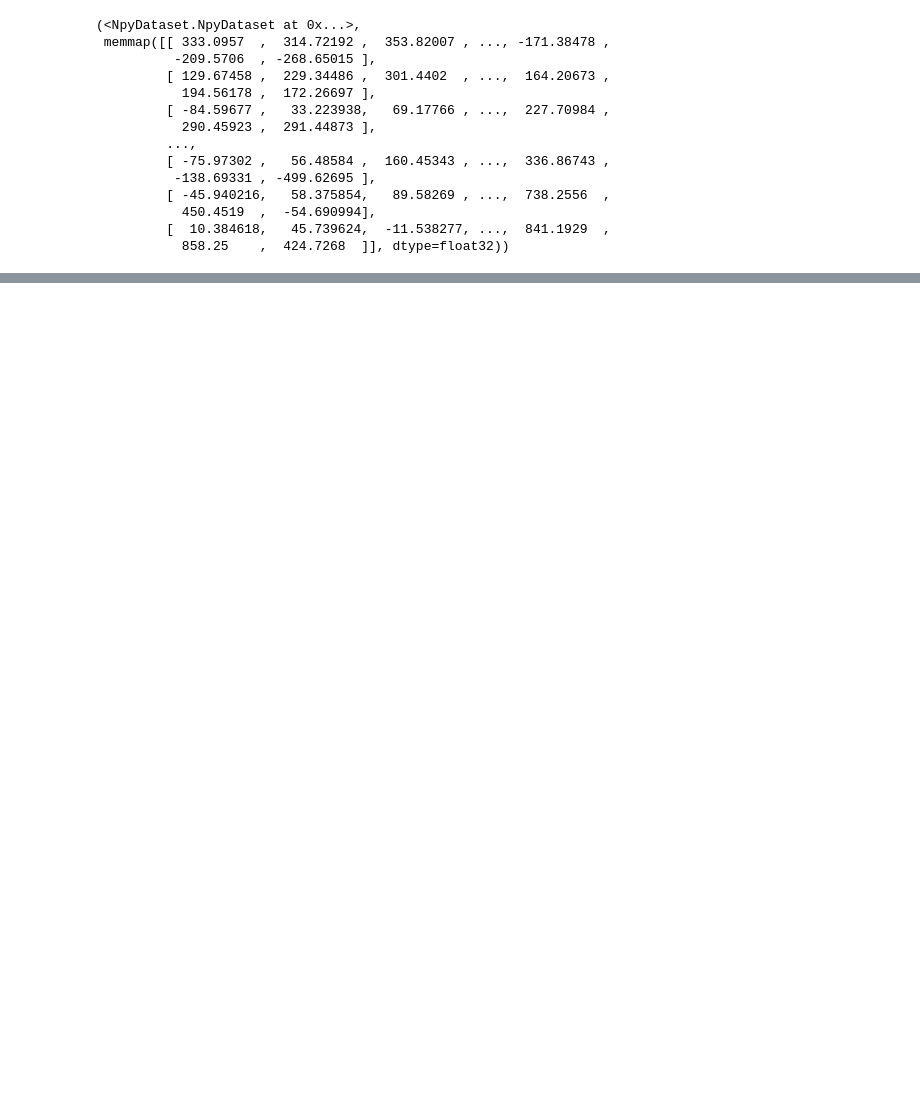
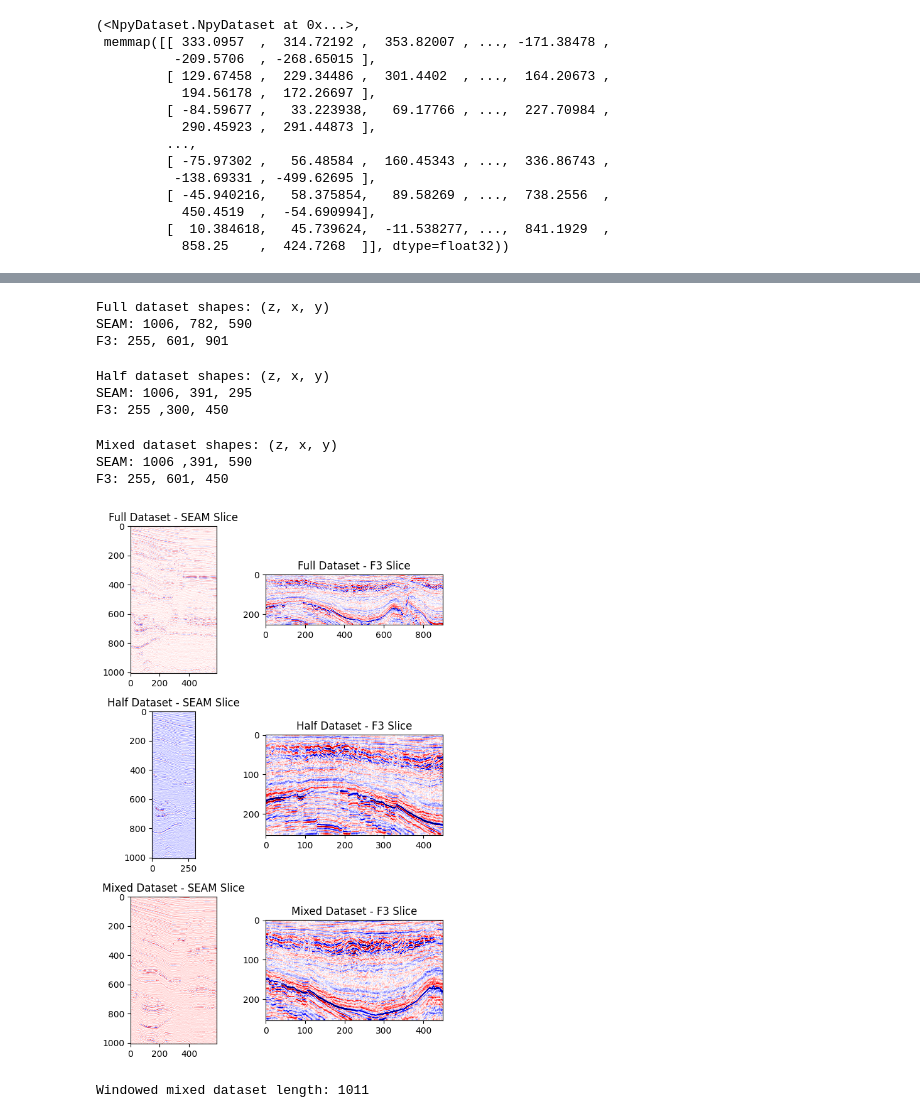
Before and after one commit to makamoa/alphasei, a Jupyter notebook: src/dataset/NpyExample.ipynb, the cells around one changed output, grey strips where cells are left out. Drawn from its saved outputs; the diff is of its cells as text; code cells hidden in the pictures; blank space fills up the shorter version.

```diff
--- a/src/dataset/NpyExample.ipynb
+++ b/src/dataset/NpyExample.ipynb
@@ -383,0 +395,66 @@ Normalizing the data
+# %%
+# Full range (default behavior)
+full_dataset = NpyDataset(paths)
+# %%
+
+# Using 50% of each dimension for both datasets
+half_dataset = NpyDataset([
+    {**seam_path, 'range': {'x': (0, 0.5), 'y': (0, 0.5)}},
+    {**f3_path, 'range': {'x': (0, 0.5), 'y': (0, 0.5)}}
+])
+# %%
+# Using different ranges for each dataset
+mixed_dataset = NpyDataset([
+    {**seam_path, 'range': {'x': (0.25, 0.75), 'y': (0, 1)}},  # Middle 50% of x, full y
+    {**f3_path, 'range': {'x': (0, 1), 'y': (0.25, 0.75)}}    # Full x, middle 50% of y
+])
+# %%
+print("Full dataset shapes: (z, x, y)")
+print(f"SEAM: {full_dataset._get_shape(0, 'z')}, {full_dataset._get_shape(0, 'x')}, {full_dataset._get_shape(0, 'y')}")
+print(f"F3: {full_dataset._get_shape(1, 'z')}, {full_dataset._get_shape(1, 'x')}, {full_dataset._get_shape(1, 'y')}")
+# %% [output]
+Full dataset shapes: (z, x, y)
+SEAM: 1006, 782, 590
+F3: 255, 601, 901
+# %%
+print("Half dataset shapes: (z, x, y)")
+print(f"SEAM: {half_dataset._get_shape(0, 'z')}, {half_dataset._get_shape(0, 'x')}, {half_dataset._get_shape(0, 'y')}")
+print(f"F3: {half_dataset._get_shape(1, 'z')} ,{half_dataset._get_shape(1, 'x')}, {half_dataset._get_shape(1, 'y')}")
+# %% [output]
+Half dataset shapes: (z, x, y)
+SEAM: 1006, 391, 295
+F3: 255 ,300, 450
+# %%
+print("Mixed dataset shapes: (z, x, y)")
+print(f"SEAM: {mixed_dataset._get_shape(0, 'z')} ,{mixed_dataset._get_shape(0, 'x')}, {mixed_dataset._get_shape(0, 'y')}")
+print(f"F3: {mixed_dataset._get_shape(1, 'z')}, {mixed_dataset._get_shape(1, 'x')}, {mixed_dataset._get_shape(1, 'y')}")
+# %% [output]
+Mixed dataset shapes: (z, x, y)
+SEAM: 1006 ,391, 590
+F3: 255, 601, 450
+# %%
+
+def plot_dataset_slices(datasets, names):
+    fig, axes = plt.subplots(len(datasets), 2, figsize=(6, 3*len(datasets)))
+    if len(datasets) == 1:
+        axes = axes.reshape(1, -1)
+
+    for i, (dataset, name) in enumerate(zip(datasets, names)):
+        seam_slice, _ = dataset[0]
+        f3_slice, _ = dataset[dataset.n_slices_per_file[0]]
+
+        axes[i, 0].imshow(seam_slice, cmap='seismic')
+        axes[i, 0].set_title(f"{name} - SEAM Slice")
+        axes[i, 0].axis('on')
+
+        axes[i, 1].imshow(f3_slice, cmap='seismic')
+        axes[i, 1].set_title(f"{name} - F3 Slice")
+        axes[i, 1].axis('on')
+
+    plt.tight_layout()
+    plt.show()
+# %%
+plot_dataset_slices([full_dataset, half_dataset, mixed_dataset],
+                    ["Full Dataset", "Half Dataset", "Mixed Dataset"])
+# %% [output]
+[figure, added]
@@ -383,0 +468,4 @@ Normalizing the data
+# %%
+print(f"Windowed mixed dataset length: {len(windowed_mixed_dataset)}")
+# %% [output]
+Windowed mixed dataset length: 1011
```
Also changed, not shown: parts of 21 cells of this notebook, 1 other file.
